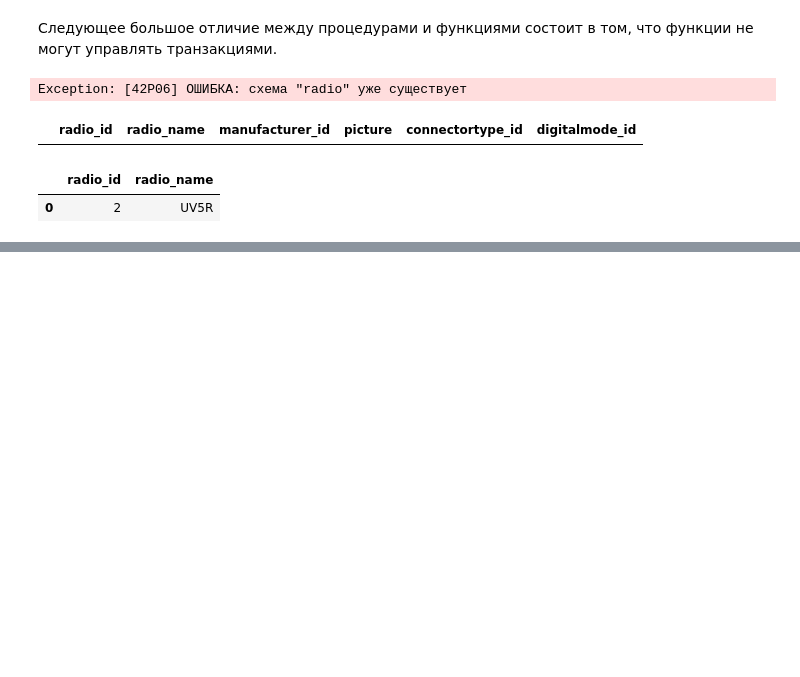
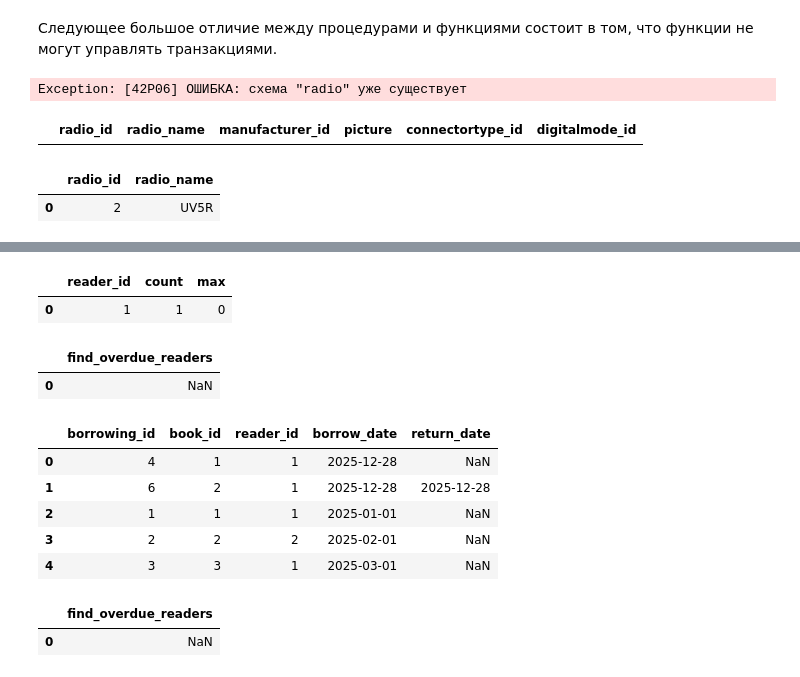
Before and after one commit to slaav1k/sql_scripts, a Jupyter notebook: FunctionsAndProcedurs.ipynb, the cells around one changed output, grey strips where cells are left out. Drawn from its saved outputs; the diff is of its cells as text; code cells hidden in the pictures; blank space fills up the shorter version.

```diff
--- a/FunctionsAndProcedurs.ipynb
+++ b/FunctionsAndProcedurs.ipynb
@@ -273,0 +958,14 @@ SELECT * FROM radio.radiodetails(2);
+# %%
+%%sql
+select reader_id, count(*), max(current_date - borrow_date) from borrowings
+where return_date is null
+group by reader_id;
+# %% [output]
+|  | reader_id | count | max |
+| 0 | 1 | 1 | 0 |
+# %%
+%%sql
+select find_overdue_readers();
+# %% [output]
+|  | find_overdue_readers |
+| 0 | NaN |
@@ -273,0 +977,16 @@ SELECT * FROM radio.radiodetails(2);
+# %%
+%%sql
+select * from borrowings
+# %% [output]
+|  | borrowing_id | book_id | reader_id | borrow_date | return_date |
+| 0 | 4 | 1 | 1 | 2025-12-28 | NaN |
+| 1 | 6 | 2 | 1 | 2025-12-28 | 2025-12-28 |
+| 2 | 1 | 1 | 1 | 2025-01-01 | NaN |
+| 3 | 2 | 2 | 2 | 2025-02-01 | NaN |
+| 4 | 3 | 3 | 1 | 2025-03-01 | NaN |
+# %%
+%%sql
+select find_overdue_readers();
+# %% [output]
+|  | find_overdue_readers |
+| 0 | NaN |
```
Also changed, not shown: parts of 58 cells of this notebook.
